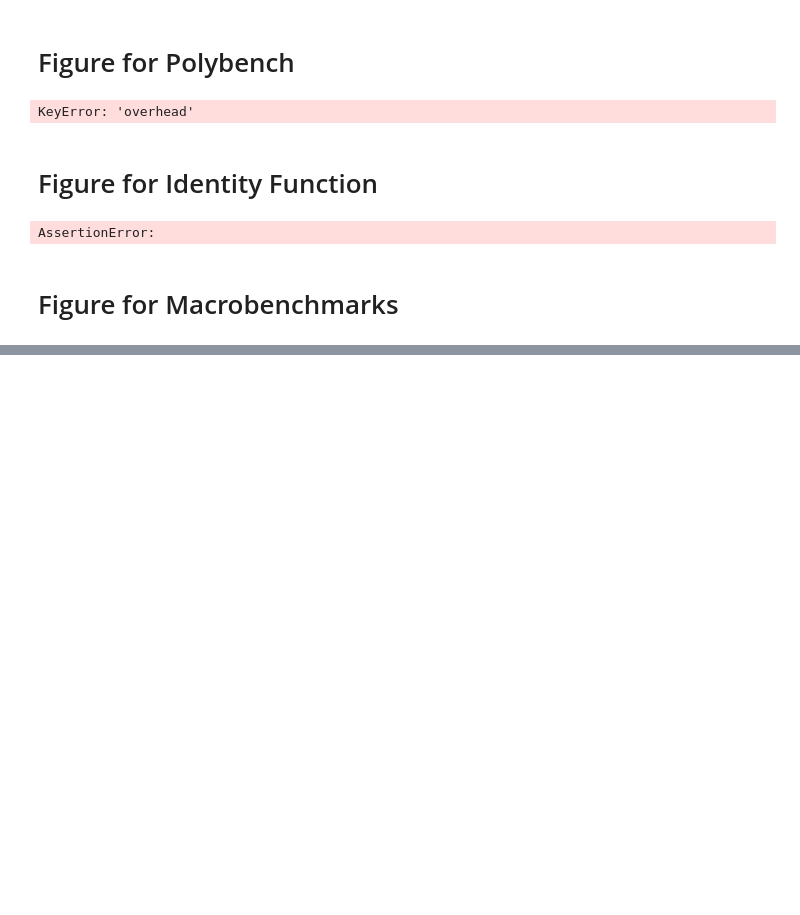
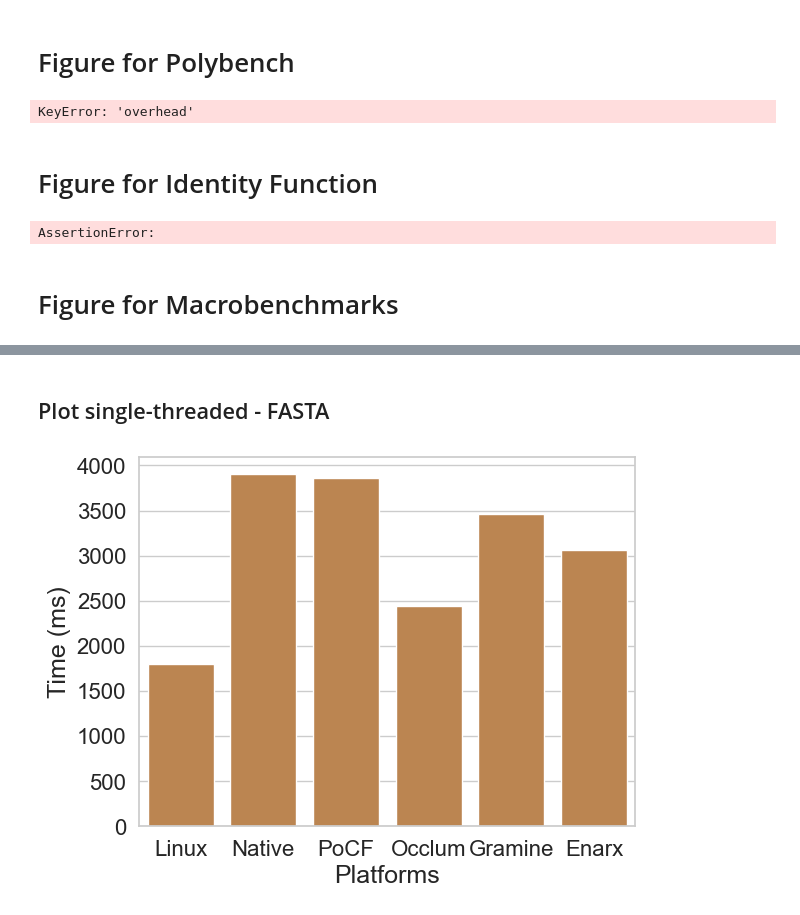
Before and after one commit to ya0guang/PoBF, a Jupyter notebook: scripts/figure.ipynb, the cells around one changed output, grey strips where cells are left out. Cells and saved outputs as stored; diff of their text form; code cells hidden in the pictures; blank space fills up the shorter version.

```diff
--- a/scripts/figure.ipynb
+++ b/scripts/figure.ipynb
@@ -271 +270,28 @@ plt.savefig("../macrobenchmarks_st.pdf", bbox_inches='tight')
+# %% [markdown]
+## Plot single-threaded - FASTA
+# %%
+import matplotlib.pyplot as plt
+import pandas as pd
+import seaborn as sns
+import numpy as np
+
+platforms = ['rust', 'native', 'pobf', 'occlum', 'gramine', 'enarx']
+
+ys = []
+for platform in platforms:
+    cur, _ = analyze_macrobenchmarks('data_provider_' + platform, 'st')
+    for k, v in cur.items():
+        ys.append(v)
+
+sns.set(style='whitegrid')
+xs =  ['Linux', 'Native', 'PoCF', 'Occlum', 'Gramine', 'Enarx']
+
+g = sns.barplot(x=xs, y=ys[1::2], color='peru')
+g.set_ylabel('Time (ms)', fontsize=18)
+g.set_xlabel('Platforms', fontsize=18)
+g.set_xticklabels(g.get_xticklabels(), size=16)
+g.set_yticklabels(g.get_yticklabels(), size=16)
+plt.savefig("../macrobenchmarks_st_fasta.pdf", bbox_inches='tight')
+# %% [output]
+[figure, added]
 # %% [markdown]
```
Also changed, not shown: parts of 7 cells of this notebook.
